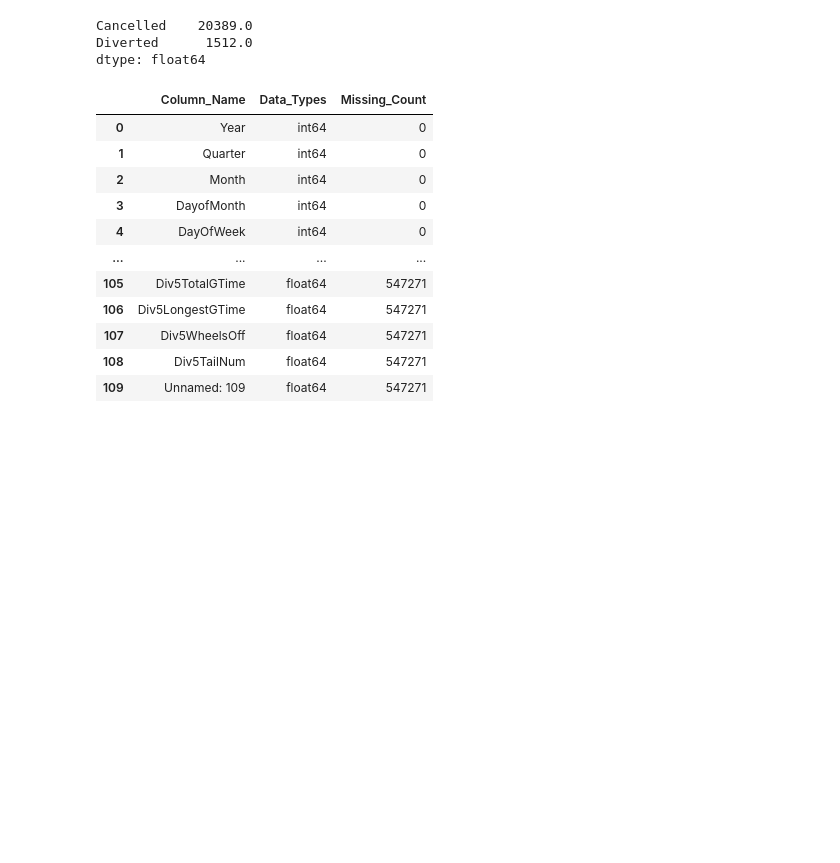
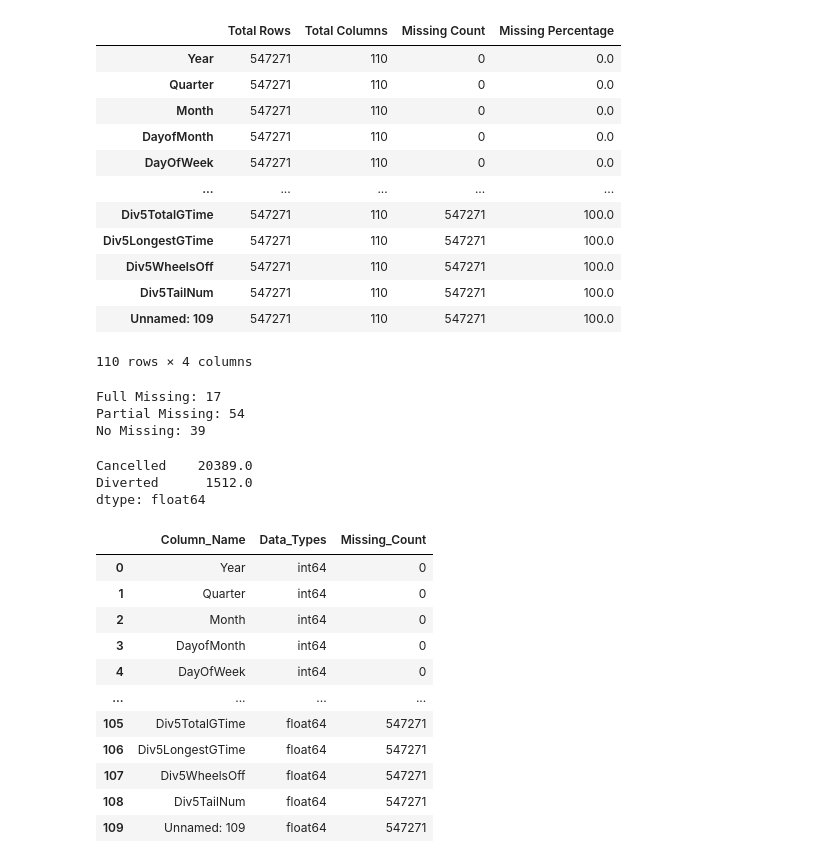
Before and after one commit to Nilesh8766/airline_operations_analytics, a Jupyter notebook: 03_notebooks/03_data_quality_assessment.ipynb, the cells around one changed output. Saved outputs shown, nothing was run; the diff lists cells and outputs as text; code cells hidden in the pictures; blank space fills up the shorter version.

```diff
--- a/03_notebooks/03_data_quality_assessment.ipynb
+++ b/03_notebooks/03_data_quality_assessment.ipynb
@@ -11,3 +48,36 @@ DOCUMENTATION_PATH = PROJECT_PATH / "02_Documentation"
+# %%
+dq = pd.DataFrame({
+    "Total Rows": len(df),
+    "Total Columns": len(df.columns),
+    "Missing Count": df.isna().sum(),
+    "Missing Percentage": df.isna().mean() * 100
+})
+
+dq
+# %% [output]
+|  | Total Rows | Total Columns | Missing Count | Missing Percentage |
+| Year | 547271 | 110 | 0 | 0.0 |
+| Quarter | 547271 | 110 | 0 | 0.0 |
+| Month | 547271 | 110 | 0 | 0.0 |
+| DayofMonth | 547271 | 110 | 0 | 0.0 |
+| DayOfWeek | 547271 | 110 | 0 | 0.0 |
+| ... | ... | ... | ... | ... |
+| Div5TotalGTime | 547271 | 110 | 547271 | 100.0 |
+| Div5LongestGTime | 547271 | 110 | 547271 | 100.0 |
+| Div5WheelsOff | 547271 | 110 | 547271 | 100.0 |
+| Div5TailNum | 547271 | 110 | 547271 | 100.0 |
+| Unnamed: 109 | 547271 | 110 | 547271 | 100.0 |
+110 rows × 4 columns
+# %%
+print("Full Missing:", (dq["Missing Count"] == len(df)).sum())
+
+print("Partial Missing:", ((dq["Missing Count"] > 0) & (dq["Missing Count"]< len(df))).sum())
+
+print("No Missing:", (dq["Missing Count"] == 0).sum())
+# %% [output]
+Full Missing: 17
+Partial Missing: 54
+No Missing: 39
 # %%
 data_validity = df[["Cancelled", "Diverted"]].sum()
 
```
Also changed, not shown: parts of 6 cells of this notebook, 4 other files.
